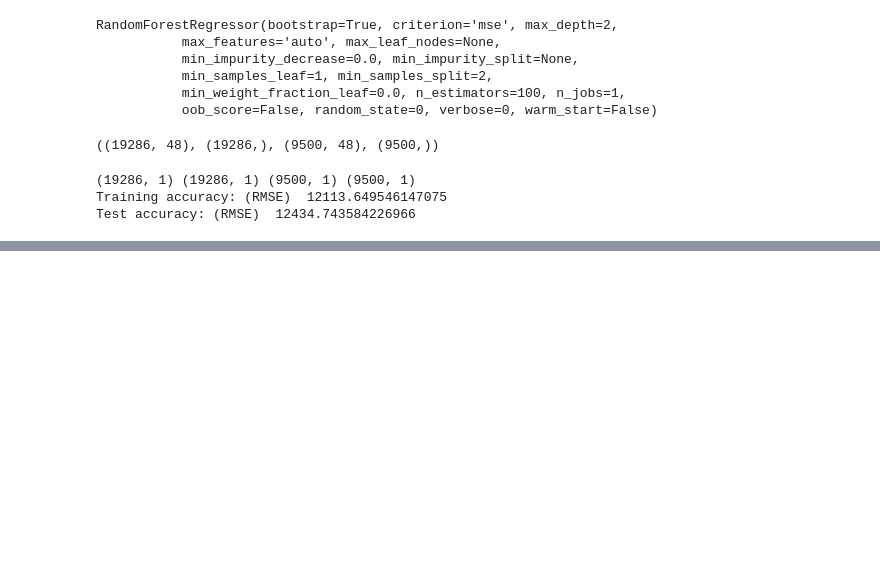
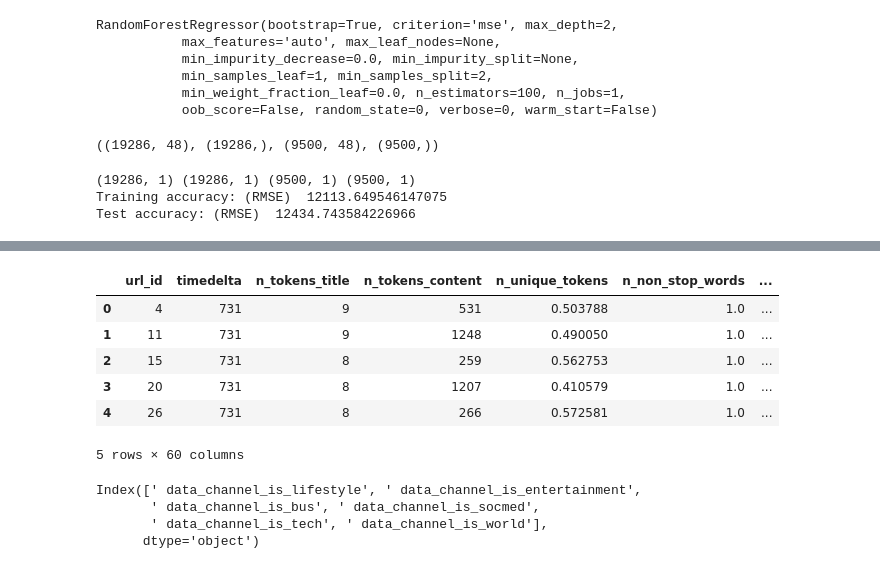
Before and after one commit to java-byte/Project-Machine-Learning, a Jupyter notebook: Sigmoid_test.ipynb, the cells around one changed output, grey strips where cells are left out. Saved outputs shown, nothing was run; the diff lists cells and outputs as text; code cells hidden in the pictures; blank space fills up the shorter version.

```diff
--- a/Sigmoid_test.ipynb
+++ b/Sigmoid_test.ipynb
@@ -319,0 +353,13 @@ calibration_data.describe()
+# %%
+## Checking on Testing data
+
+df_test = pd.read_csv('test_data.csv')
+df_test.head()
+# %% [output]
+|  | url_id | timedelta | n_tokens_title | n_tokens_content | n_unique_tokens | n_non_stop_words | ... |
+| 0 | 4 | 731 | 9 | 531 | 0.503788 | 1.0 | ... |
+| 1 | 11 | 731 | 9 | 1248 | 0.490050 | 1.0 | ... |
+| 2 | 15 | 731 | 8 | 259 | 0.562753 | 1.0 | ... |
+| 3 | 20 | 731 | 8 | 1207 | 0.410579 | 1.0 | ... |
+| 4 | 26 | 731 | 8 | 266 | 0.572581 | 1.0 | ... |
+5 rows × 60 columns
@@ -319,0 +380,7 @@ calibration_data.describe()
+# %%
+df_test.columns[13:19]
+# %% [output]
+Index([' data_channel_is_lifestyle', ' data_channel_is_entertainment',
+       ' data_channel_is_bus', ' data_channel_is_socmed',
+       ' data_channel_is_tech', ' data_channel_is_world'],
+      dtype='object')
```
Also changed, not shown: parts of 20 cells of this notebook.
